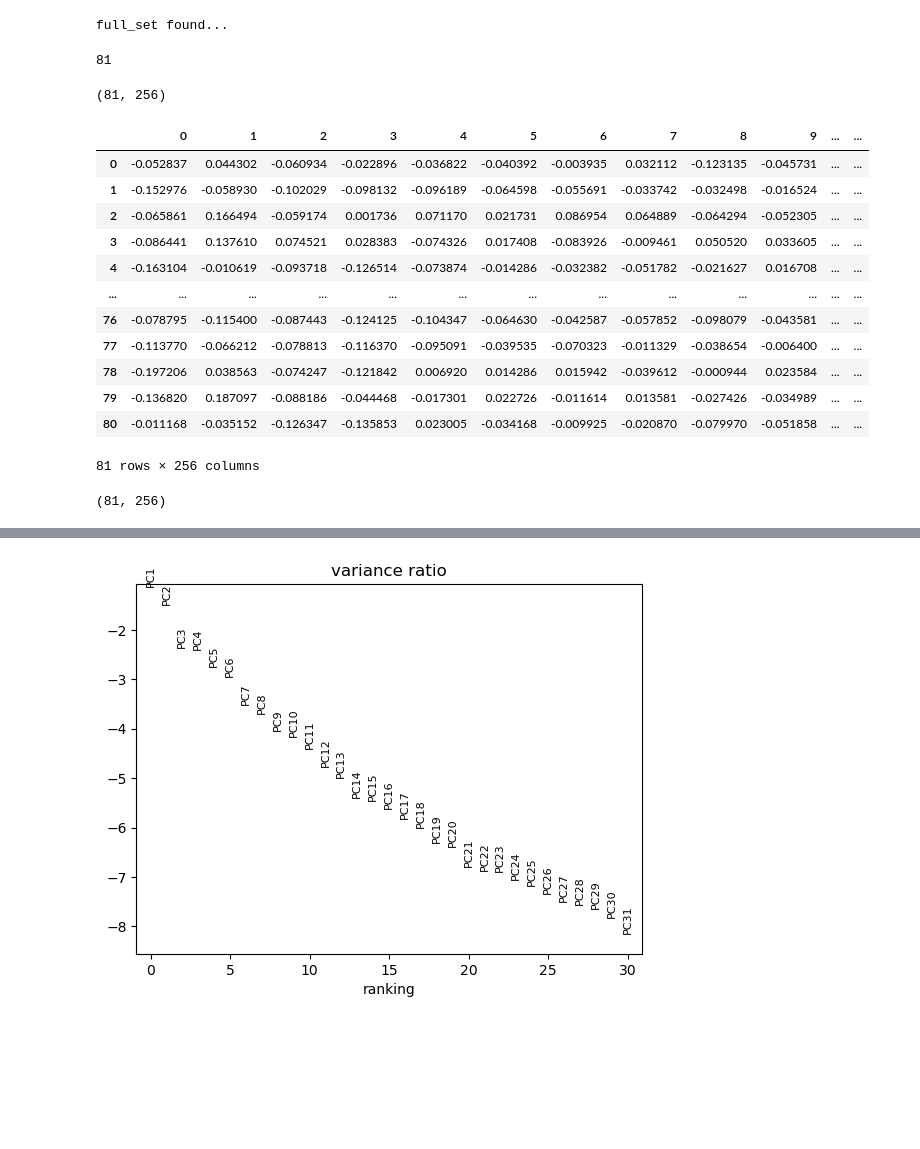
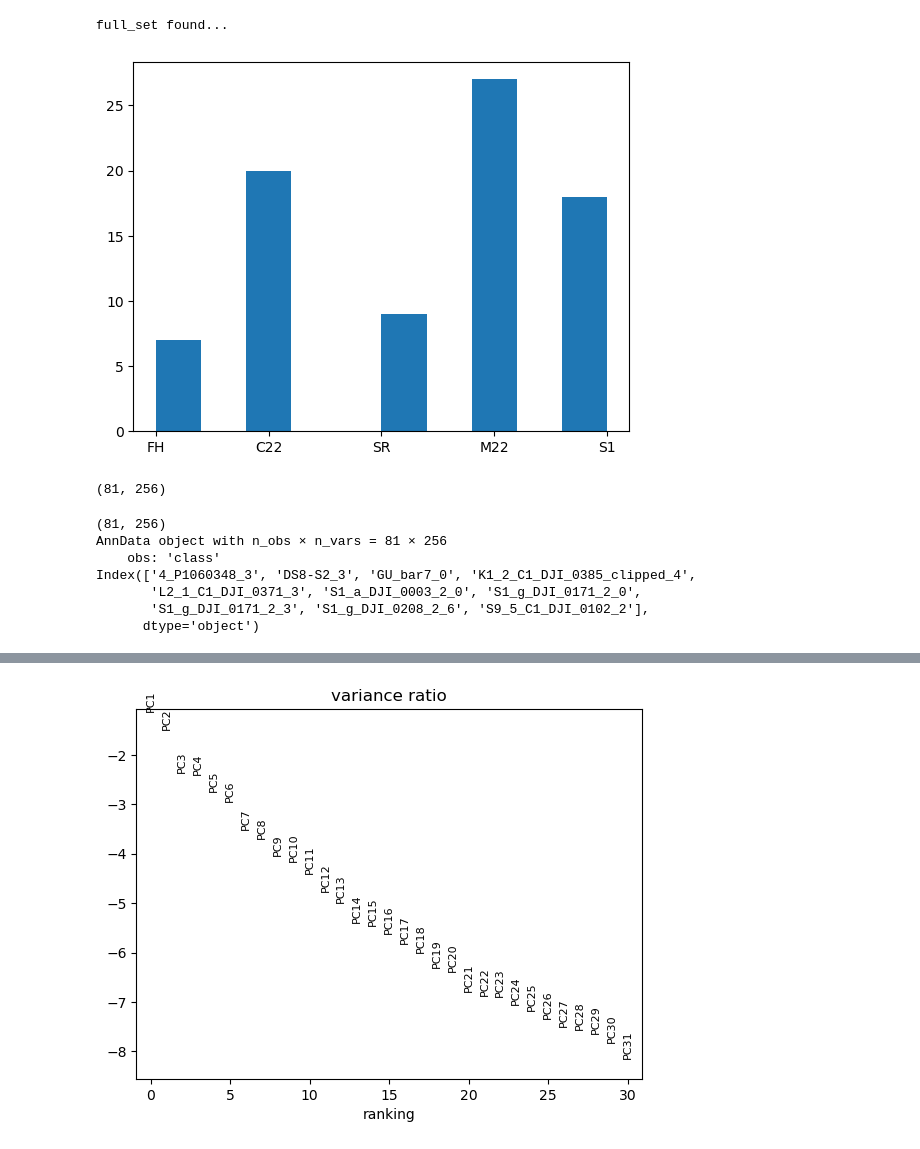
Before and after one commit to dmair1989/imagegrains, a Jupyter notebook: tSNE.ipynb, the cells around one changed output, grey strips where cells are left out. Drawn from its saved outputs; the diff is of its cells as text; code cells hidden in the pictures; blank space fills up the shorter version.

```diff
--- a/tSNE.ipynb
+++ b/tSNE.ipynb
@@ -18,8 +23,29 @@ full_set found...
 # Get style vectors and names
 all_styles = res['full_set_0']['styles']
 all_names = res['full_set_0']['id']
-# %%
-len(all_names)
-# %% [output]
-81
+# %%
+classes = ['C22','M22','FH','SR','S1']
+C22_keys = ['kanaka','DS8','deer','hidden']
+M22_keys = ['L2','K1','S9']
+S1_keys = ['S1']
+FH_keys = ['P106']
+SR_keys = ['GU','Luet','Rhein','Simme','Thur']
+data_classes = []
+for idx in range(len(all_names)):
+    if any (x in all_names[idx] for x in C22_keys):
+        cl_name='C22'
+    elif any (x in all_names[idx] for x in M22_keys):
+        cl_name='M22'
+    elif any (x in all_names[idx] for x in S1_keys):
+        cl_name='S1'
+    elif any (x in all_names[idx] for x in FH_keys):
+        cl_name='FH'
+    elif any (x in all_names[idx] for x in SR_keys):
+        cl_name='SR'
+    else:
+        cl_name='unknown'
+    data_classes.append(cl_name)
+plt.hist(data_classes);
+# %% [output]
+[figure, added]
 # %%
@@ -32,26 +53,21 @@ aData=aData
 aData.shape
 # %% [output]
 (81, 256)
-# %%
-aData
-# %% [output]
-|  | 0 | 1 | 2 | 3 | 4 | 5 | 6 | 7 | 8 | 9 | ... | ... |
-| 0 | -0.052837 | 0.044302 | -0.060934 | -0.022896 | -0.036822 | -0.040392 | -0.003935 | 0.032112 | -0.123135 | -0.045731 | ... | ... |
-| 1 | -0.152976 | -0.058930 | -0.102029 | -0.098132 | -0.096189 | -0.064598 | -0.055691 | -0.033742 | -0.032498 | -0.016524 | ... | ... |
-| 2 | -0.065861 | 0.166494 | -0.059174 | 0.001736 | 0.071170 | 0.021731 | 0.086954 | 0.064889 | -0.064294 | -0.052305 | ... | ... |
-| 3 | -0.086441 | 0.137610 | 0.074521 | 0.028383 | -0.074326 | 0.017408 | -0.083926 | -0.009461 | 0.050520 | 0.033605 | ... | ... |
-| 4 | -0.163104 | -0.010619 | -0.093718 | -0.126514 | -0.073874 | -0.014286 | -0.032382 | -0.051782 | -0.021627 | 0.016708 | ... | ... |
-| ... | ... | ... | ... | ... | ... | ... | ... | ... | ... | ... | ... | ... |
-| 76 | -0.078795 | -0.115400 | -0.087443 | -0.124125 | -0.104347 | -0.064630 | -0.042587 | -0.057852 | -0.098079 | -0.043581 | ... | ... |
-| 77 | -0.113770 | -0.066212 | -0.078813 | -0.116370 | -0.095091 | -0.039535 | -0.070323 | -0.011329 | -0.038654 | -0.006400 | ... | ... |
-| 78 | -0.197206 | 0.038563 | -0.074247 | -0.121842 | 0.006920 | 0.014286 | 0.015942 | -0.039612 | -0.000944 | 0.023584 | ... | ... |
-| 79 | -0.136820 | 0.187097 | -0.088186 | -0.044468 | -0.017301 | 0.022726 | -0.011614 | 0.013581 | -0.027426 | -0.034989 | ... | ... |
-| 80 | -0.011168 | -0.035152 | -0.126347 | -0.135853 | 0.023005 | -0.034168 | -0.009925 | -0.020870 | -0.079970 | -0.051858 | ... | ... |
-81 rows × 256 columns
 # %%
 from scipy.sparse import csc_matrix
 sparseMatrix = csc_matrix(all_styles,
                           dtype = np.float32).toarray()
-sparseMatrix.shape
+print(sparseMatrix.shape)
+adata=sc.AnnData(sparseMatrix)
+adata.obs_names= all_names
+adata.obs["class"]=data_classes
+print(adata)
+print(adata.obs_names[:10])
 # %% [output]
 (81, 256)
+AnnData object with n_obs × n_vars = 81 × 256
+    obs: 'class'
+Index(['4_P1060348_3', 'DS8-S2_3', 'GU_bar7_0', 'K1_2_C1_DJI_0385_clipped_4',
+       'L2_1_C1_DJI_0371_3', 'S1_a_DJI_0003_2_0', 'S1_g_DJI_0171_2_0',
+       'S1_g_DJI_0171_2_3', 'S1_g_DJI_0208_2_6', 'S9_5_C1_DJI_0102_2'],
+      dtype='object')
```
Also changed, not shown: parts of 26 cells of this notebook.
